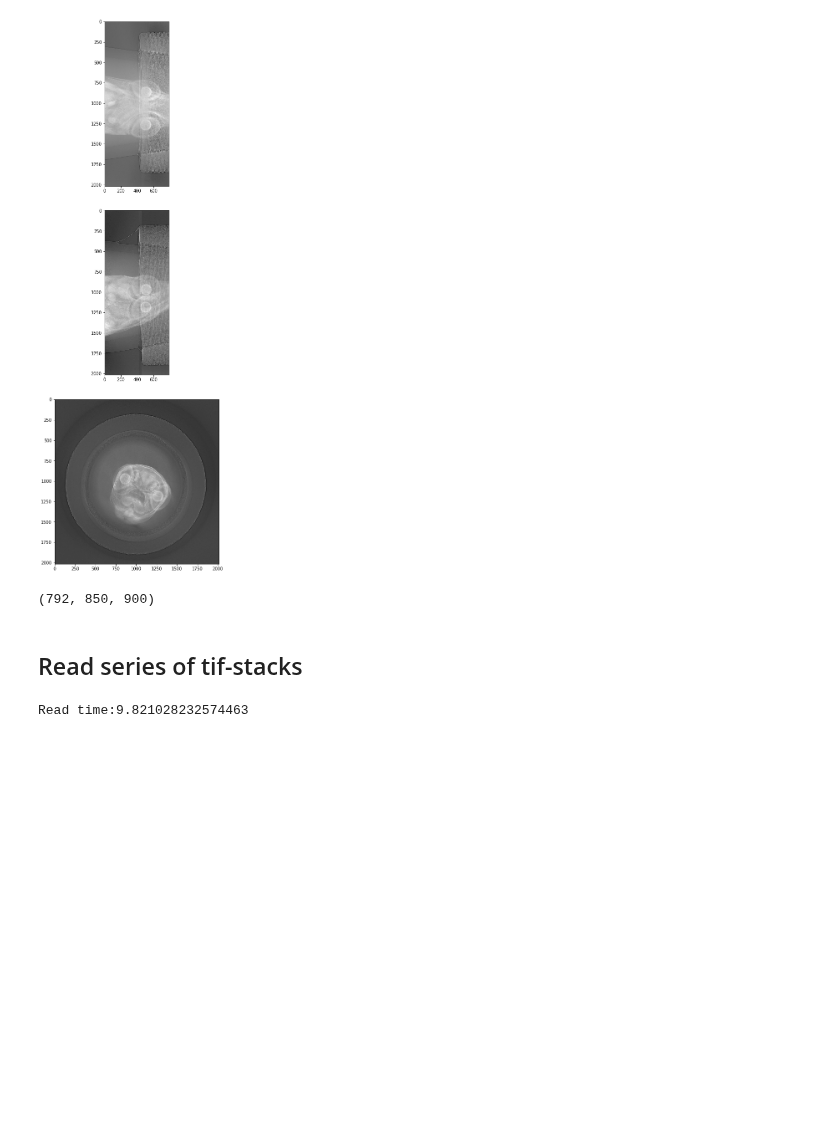
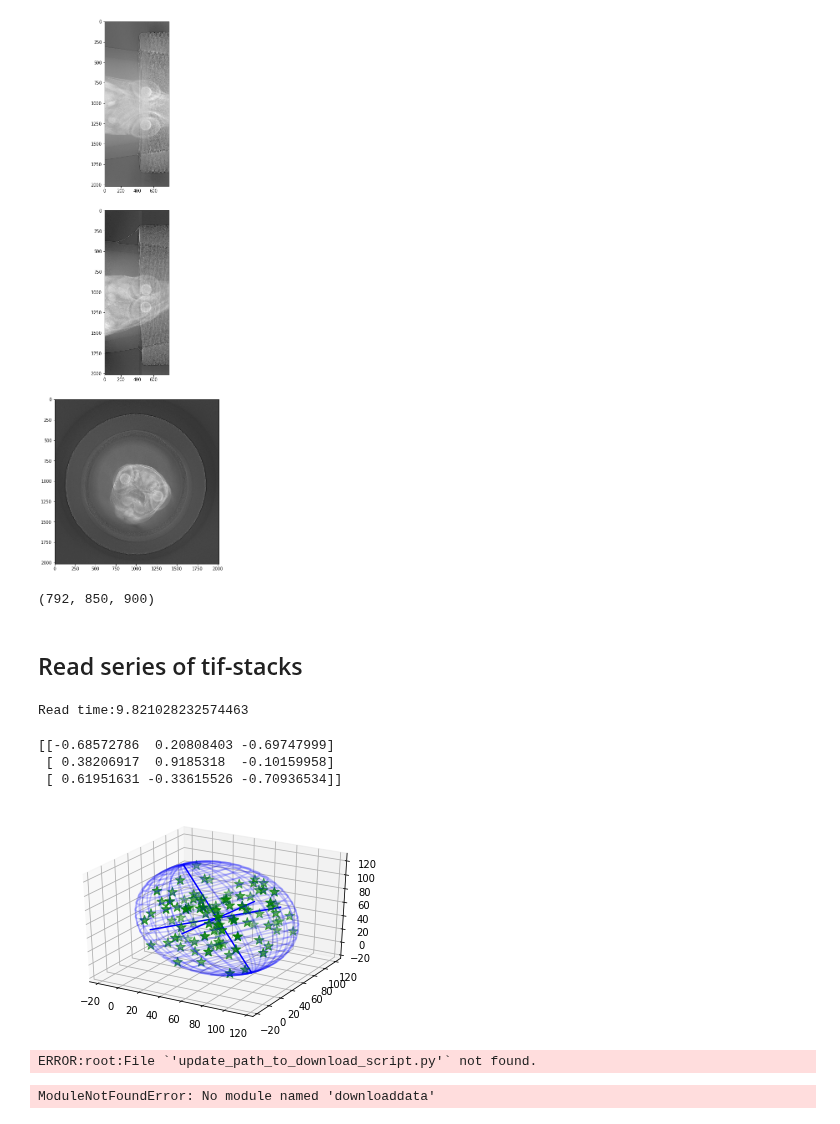
Before and after one commit to axruff/Medaka, a Jupyter notebook: Prepare.ipynb, the cells around one changed output. Drawn from its saved outputs; the diff is of its cells as text; code cells hidden in the pictures; blank space fills up the shorter version.

```diff
--- a/Prepare.ipynb
+++ b/Prepare.ipynb
@@ -230,0 +235,39 @@ Read time:9.821028232574463
+# %%
+# make 100 random points
+P = np.reshape([random()*100 for i in range(300)],(100,3))
+
+# find the ellipsoid
+ET = EllipsoidTool()
+(center, radii, rotation) = ET.getMinVolEllipse(P, .01)
+
+fig = plt.figure()
+ax = fig.add_subplot(111, projection='3d')
+
+# plot points
+ax.scatter(P[:,0], P[:,1], P[:,2], color='g', marker='*', s=100)
+
+# plot ellipsoid
+ET.plotEllipsoid(center, radii, rotation, ax=ax, plotAxes=True)
+
+print(rotation)
+
+plt.show()
+plt.close(fig)
+del fig
+# %% [output]
+[[-0.68572786  0.20808403 -0.69747999]
+ [ 0.38206917  0.9185318  -0.10159958]
+ [ 0.61951631 -0.33615526 -0.70936534]]
+[figure, added]
+# %%
+import SimpleITK as sitk
+
+%run update_path_to_download_script
+from downloaddata import fetch_data, fetch_data_all
+
+from ipywidgets import interact
+
+print(sitk.Version())
+# %% [output]
+ERROR:root:File `'update_path_to_download_script.py'` not found.
+ModuleNotFoundError: No module named 'downloaddata'
```
Also changed, not shown: parts of 2 cells of this notebook, 12 other files.
